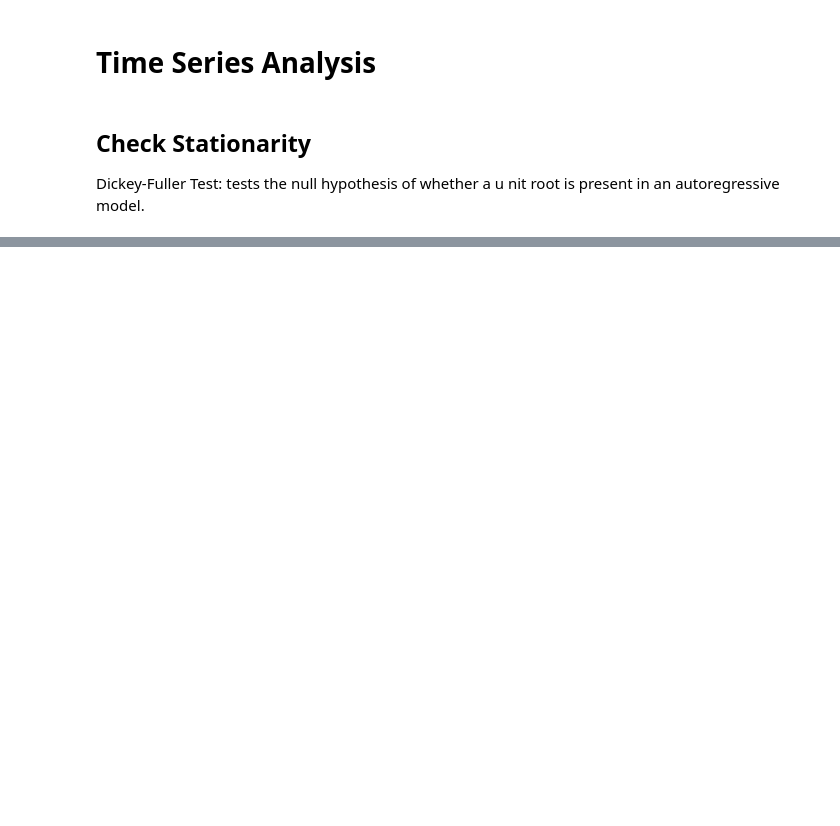
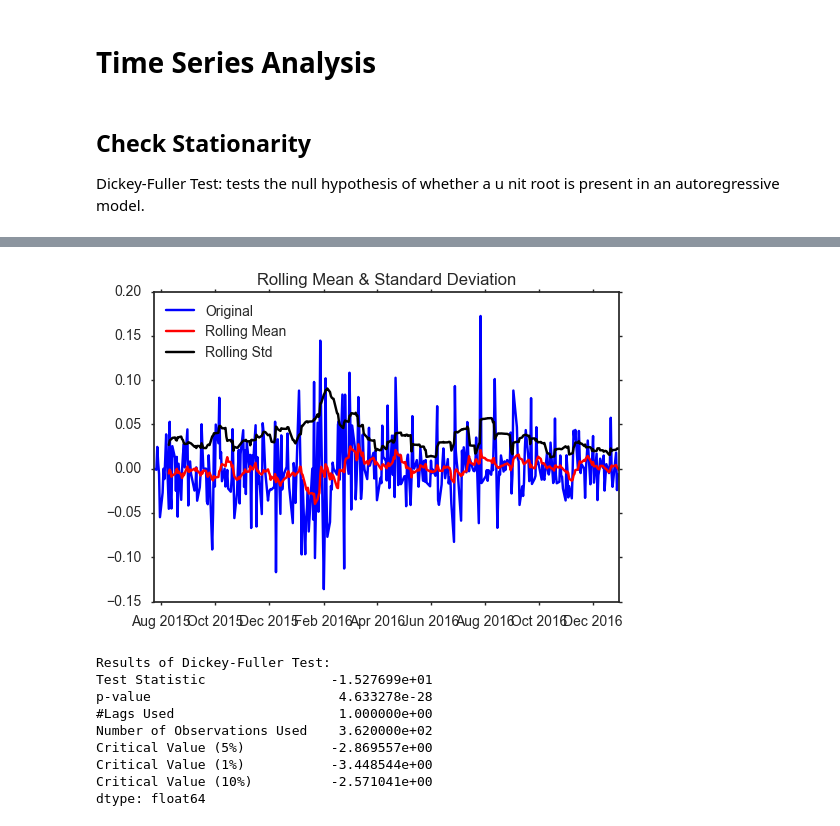
Before and after one commit to weiwang0531/stock-index, a Jupyter notebook: cleanproject.ipynb, the cells around one changed output, grey strips where cells are left out. Saved outputs shown, nothing was run; the diff lists cells and outputs as text; code cells hidden in the pictures; blank space fills up the shorter version.

```diff
--- a/cleanproject.ipynb
+++ b/cleanproject.ipynb
@@ -369,0 +454,14 @@ ValueError: On entry to DLASCL parameter number 4 had an illegal value
+# %%
+E_log_diff.dropna(inplace=True)
+test_stationarity(E_log_diff)
+# %% [output]
+[figure, added]
+Results of Dickey-Fuller Test:
+Test Statistic                -1.527699e+01
+p-value                        4.633278e-28
+#Lags Used                     1.000000e+00
+Number of Observations Used    3.620000e+02
+Critical Value (5%)           -2.869557e+00
+Critical Value (1%)           -3.448544e+00
+Critical Value (10%)          -2.571041e+00
+dtype: float64
```
Also changed, not shown: parts of 13 cells of this notebook.
